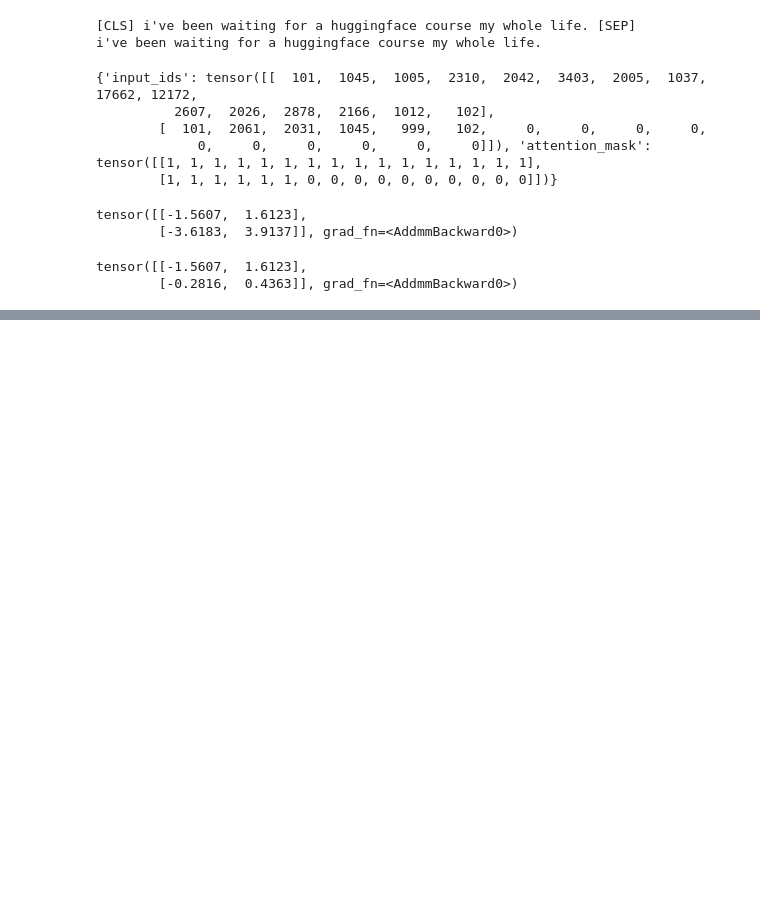
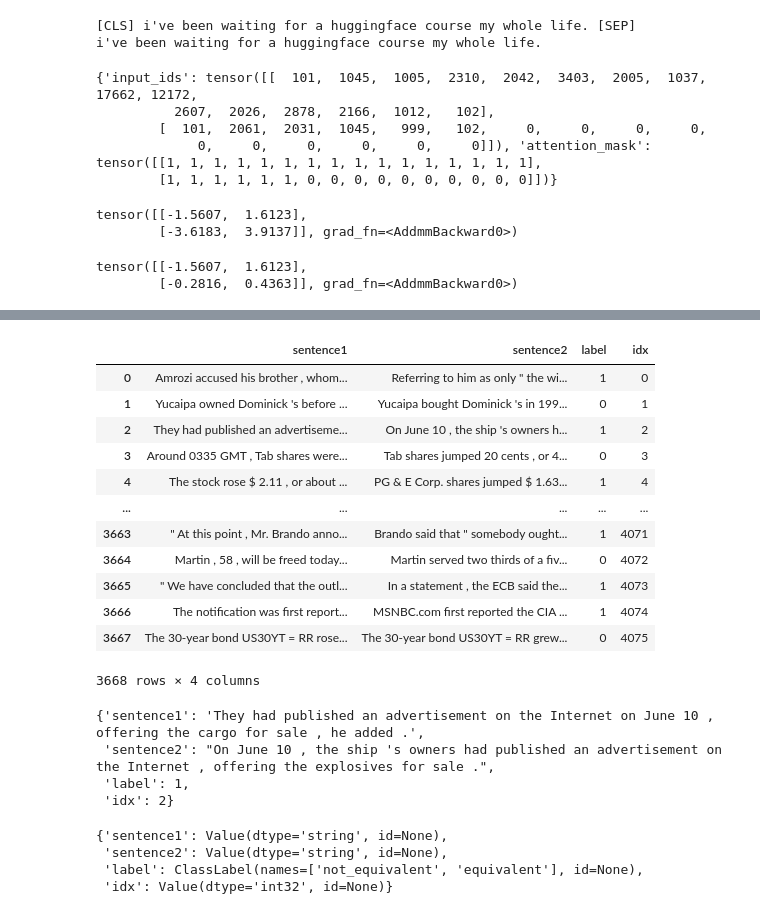
Before and after one commit to venkateshblks/NLP-Hugging-Face, a Jupyter notebook: NLP_hugging_face.ipynb, the cells around one changed output, grey strips where cells are left out. Cells and saved outputs as stored; diff of their text form; code cells hidden in the pictures; blank space fills up the shorter version.

```diff
--- a/NLP_hugging_face.ipynb
+++ b/NLP_hugging_face.ipynb
@@ -610,0 +692,5 @@ tensor([[-1.5607,  1.6123],
+# %%
+from datasets import load_dataset
+
+raw_datasets = load_dataset("glue", "mrpc")
+raw_datasets
@@ -610,0 +717,31 @@ tensor([[-1.5607,  1.6123],
+# %%
+raw_datasets["train"].to_pandas()
+# %% [output]
+|  | sentence1 | sentence2 | label | idx |
+| 0 | Amrozi accused his brother , whom... | Referring to him as only " the wi... | 1 | 0 |
+| 1 | Yucaipa owned Dominick 's before ... | Yucaipa bought Dominick 's in 199... | 0 | 1 |
+| 2 | They had published an advertiseme... | On June 10 , the ship 's owners h... | 1 | 2 |
+| 3 | Around 0335 GMT , Tab shares were... | Tab shares jumped 20 cents , or 4... | 0 | 3 |
+| 4 | The stock rose $ 2.11 , or about ... | PG & E Corp. shares jumped $ 1.63... | 1 | 4 |
+| ... | ... | ... | ... | ... |
+| 3663 | " At this point , Mr. Brando anno... | Brando said that " somebody ought... | 1 | 4071 |
+| 3664 | Martin , 58 , will be freed today... | Martin served two thirds of a fiv... | 0 | 4072 |
+| 3665 | " We have concluded that the outl... | In a statement , the ECB said the... | 1 | 4073 |
+| 3666 | The notification was first report... | MSNBC.com first reported the CIA ... | 1 | 4074 |
+| 3667 | The 30-year bond US30YT = RR rose... | The 30-year bond US30YT = RR grew... | 0 | 4075 |
+3668 rows × 4 columns
+# %%
+raw_train_dataset = raw_datasets["train"]
+raw_train_dataset[2]
+# %% [output]
+{'sentence1': 'They had published an advertisement on the Internet on June 10 , offering the cargo for sale , he added .',
+ 'sentence2': "On June 10 , the ship 's owners had published an advertisement on the Internet , offering the explosives for sale .",
+ 'label': 1,
+ 'idx': 2}
+# %%
+raw_train_dataset.features
+# %% [output]
+{'sentence1': Value(dtype='string', id=None),
+ 'sentence2': Value(dtype='string', id=None),
+ 'label': ClassLabel(names=['not_equivalent', 'equivalent'], id=None),
+ 'idx': Value(dtype='int32', id=None)}
```
Also changed, not shown: parts of 51 cells of this notebook.
